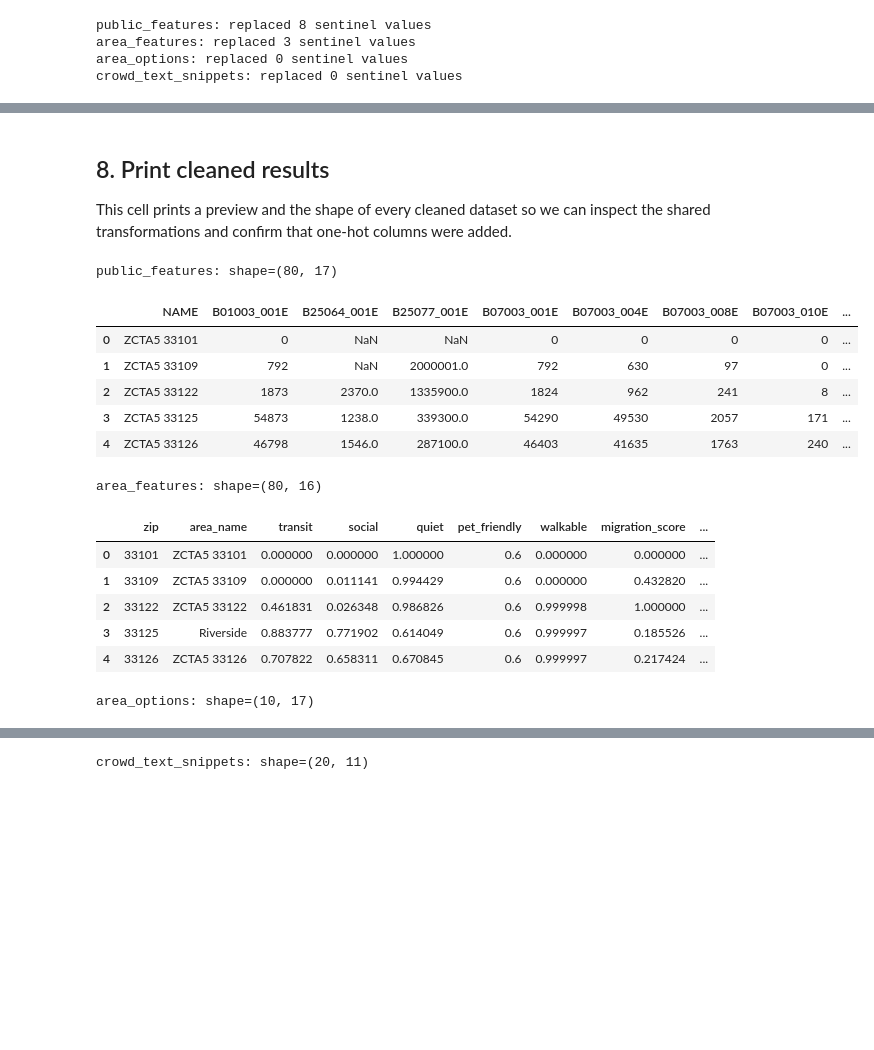
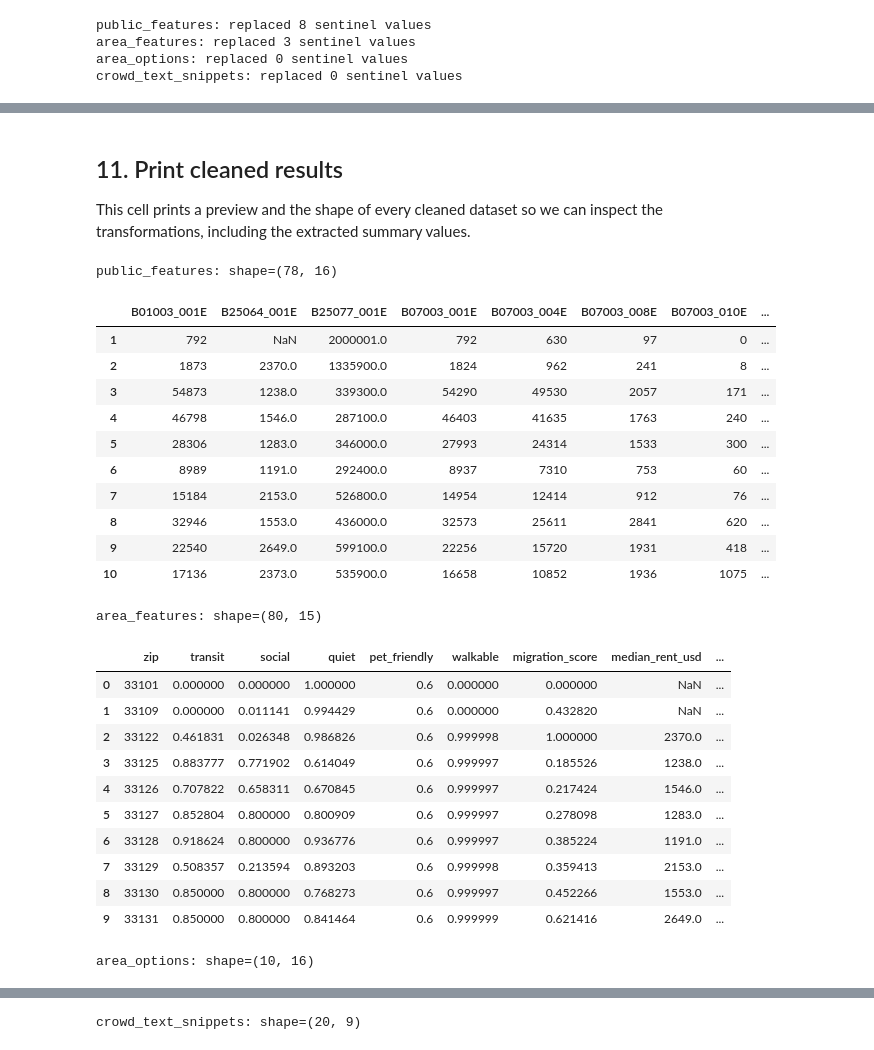
Before and after one commit to Break-Through-Tech/Flow-1B-responsible-ai-prototype-for-personalized-neighborhood-recommendations, a Jupyter notebook: notebooks/cleaning.ipynb, the cells around one changed output, grey strips where cells are left out. Drawn from its saved outputs; the diff is of its cells as text; code cells hidden in the pictures; blank space fills up the shorter version.

Commit message:
ADD: fully cleaned area_options.csv

```diff
--- a/notebooks/cleaning.ipynb
+++ b/notebooks/cleaning.ipynb
@@ -155,0 +299,11 @@ crowd_text_snippets: kept 20 of 20 rows
+# %%
+area_options, summary_extraction_audit = add_summary_numeric_columns(
+    area_options,
+    summary_column='summary',
+)
+
+datasets['area_options'] = area_options
+
+print('Summary extraction audit:')
+print(summary_extraction_audit)
+print(area_options[['summary', 'migration_score', 'median_rent']].head())
@@ -155,0 +330,20 @@ crowd_text_snippets: kept 20 of 20 rows
+# %%
+missing_row_counts = {}
+
+for name, dataset in datasets.items():
+    cleaned_dataset, missing_counts = drop_rows_with_excessive_missing_values(
+        dataset,
+        max_missing=3,
+    )
+    missing_row_counts[name] = {
+        'before': len(dataset),
+        'after': len(cleaned_dataset),
+        'dropped': len(dataset) - len(cleaned_dataset),
+    }
+    datasets[name] = cleaned_dataset
+    print(f'{name}: dropped {missing_row_counts[name]["dropped"]} rows')
+
+public_features = datasets['public_features']
+area_features = datasets['area_features']
+area_options = datasets['area_options']
+crowd_text_snippets = datasets['crowd_text_snippets']
@@ -195,24 +420,34 @@ columns: ['snippet_id', 'zip', 'source', 'text', 'theme_co_living', 'theme_expen
 # %% [markdown]
-## 8. Print cleaned results
+## 11. Print cleaned results
 
-This cell prints a preview and the shape of every cleaned dataset so we can inspect the shared transformations and confirm that one-hot columns were added.
+This cell prints a preview and the shape of every cleaned dataset so we can inspect the transformations, including the extracted summary values.
 # %%
 for name, dataset in datasets.items():
     print(f'\n{name}: shape={dataset.shape}')
-    display(dataset.head())
+    display(dataset.head(10))
 # %% [output]
-public_features: shape=(80, 17)
+public_features: shape=(78, 16)
-|  | NAME | B01003_001E | B25064_001E | B25077_001E | B07003_001E | B07003_004E | B07003_008E | B07003_010E | ... |
-| 0 | ZCTA5 33101 | 0 | NaN | NaN | 0 | 0 | 0 | 0 | ... |
-| 1 | ZCTA5 33109 | 792 | NaN | 2000001.0 | 792 | 630 | 97 | 0 | ... |
-| 2 | ZCTA5 33122 | 1873 | 2370.0 | 1335900.0 | 1824 | 962 | 241 | 8 | ... |
-| 3 | ZCTA5 33125 | 54873 | 1238.0 | 339300.0 | 54290 | 49530 | 2057 | 171 | ... |
-| 4 | ZCTA5 33126 | 46798 | 1546.0 | 287100.0 | 46403 | 41635 | 1763 | 240 | ... |
+|  | B01003_001E | B25064_001E | B25077_001E | B07003_001E | B07003_004E | B07003_008E | B07003_010E | ... |
+| 1 | 792 | NaN | 2000001.0 | 792 | 630 | 97 | 0 | ... |
+| 2 | 1873 | 2370.0 | 1335900.0 | 1824 | 962 | 241 | 8 | ... |
+| 3 | 54873 | 1238.0 | 339300.0 | 54290 | 49530 | 2057 | 171 | ... |
+| 4 | 46798 | 1546.0 | 287100.0 | 46403 | 41635 | 1763 | 240 | ... |
+| 5 | 28306 | 1283.0 | 346000.0 | 27993 | 24314 | 1533 | 300 | ... |
+| 6 | 8989 | 1191.0 | 292400.0 | 8937 | 7310 | 753 | 60 | ... |
+| 7 | 15184 | 2153.0 | 526800.0 | 14954 | 12414 | 912 | 76 | ... |
+| 8 | 32946 | 1553.0 | 436000.0 | 32573 | 25611 | 2841 | 620 | ... |
+| 9 | 22540 | 2649.0 | 599100.0 | 22256 | 15720 | 1931 | 418 | ... |
+| 10 | 17136 | 2373.0 | 535900.0 | 16658 | 10852 | 1936 | 1075 | ... |
-area_features: shape=(80, 16)
+area_features: shape=(80, 15)
-|  | zip | area_name | transit | social | quiet | pet_friendly | walkable | migration_score | ... |
-| 0 | 33101 | ZCTA5 33101 | 0.000000 | 0.000000 | 1.000000 | 0.6 | 0.000000 | 0.000000 | ... |
-| 1 | 33109 | ZCTA5 33109 | 0.000000 | 0.011141 | 0.994429 | 0.6 | 0.000000 | 0.432820 | ... |
-| 2 | 33122 | ZCTA5 33122 | 0.461831 | 0.026348 | 0.986826 | 0.6 | 0.999998 | 1.000000 | ... |
-| 3 | 33125 | Riverside | 0.883777 | 0.771902 | 0.614049 | 0.6 | 0.999997 | 0.185526 | ... |
-| 4 | 33126 | ZCTA5 33126 | 0.707822 | 0.658311 | 0.670845 | 0.6 | 0.999997 | 0.217424 | ... |
+|  | zip | transit | social | quiet | pet_friendly | walkable | migration_score | median_rent_usd | ... |
+| 0 | 33101 | 0.000000 | 0.000000 | 1.000000 | 0.6 | 0.000000 | 0.000000 | NaN | ... |
+| 1 | 33109 | 0.000000 | 0.011141 | 0.994429 | 0.6 | 0.000000 | 0.432820 | NaN | ... |
+| 2 | 33122 | 0.461831 | 0.026348 | 0.986826 | 0.6 | 0.999998 | 1.000000 | 2370.0 | ... |
+| 3 | 33125 | 0.883777 | 0.771902 | 0.614049 | 0.6 | 0.999997 | 0.185526 | 1238.0 | ... |
+| 4 | 33126 | 0.707822 | 0.658311 | 0.670845 | 0.6 | 0.999997 | 0.217424 | 1546.0 | ... |
+| 5 | 33127 | 0.852804 | 0.800000 | 0.800909 | 0.6 | 0.999997 | 0.278098 | 1283.0 | ... |
+| 6 | 33128 | 0.918624 | 0.800000 | 0.936776 | 0.6 | 0.999997 | 0.385224 | 1191.0 | ... |
+| 7 | 33129 | 0.508357 | 0.213594 | 0.893203 | 0.6 | 0.999998 | 0.359413 | 2153.0 | ... |
+| 8 | 33130 | 0.850000 | 0.800000 | 0.768273 | 0.6 | 0.999997 | 0.452266 | 1553.0 | ... |
+| 9 | 33131 | 0.850000 | 0.800000 | 0.841464 | 0.6 | 0.999999 | 0.621416 | 2649.0 | ... |
-area_options: shape=(10, 17)
+area_options: shape=(10, 16)
@@ -225 +465 @@ area_options: shape=(10, 17)
-crowd_text_snippets: shape=(20, 11)
+crowd_text_snippets: shape=(20, 9)
```
Also changed, not shown: parts of 23 cells of this notebook.
